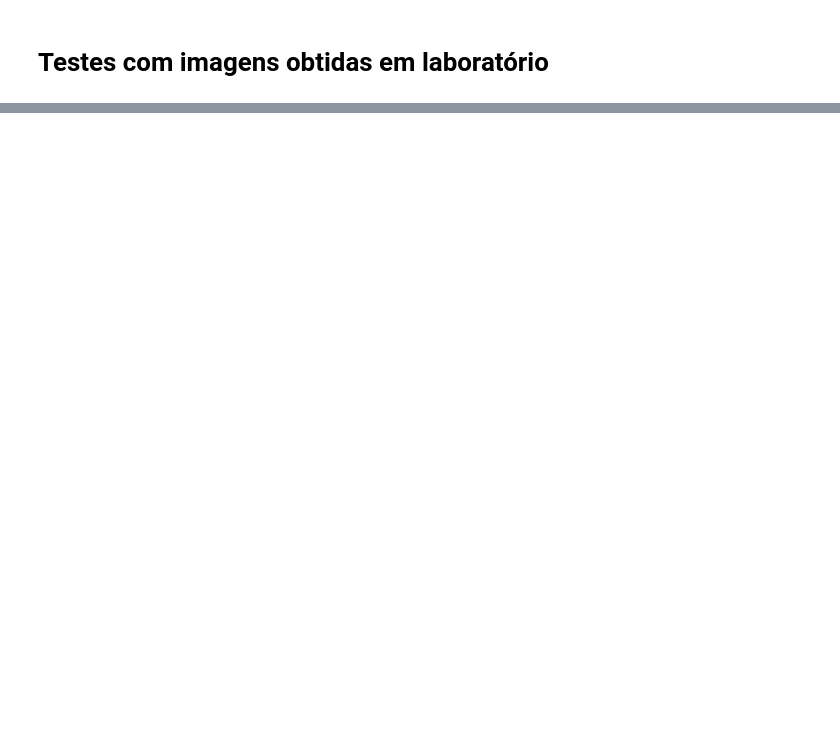
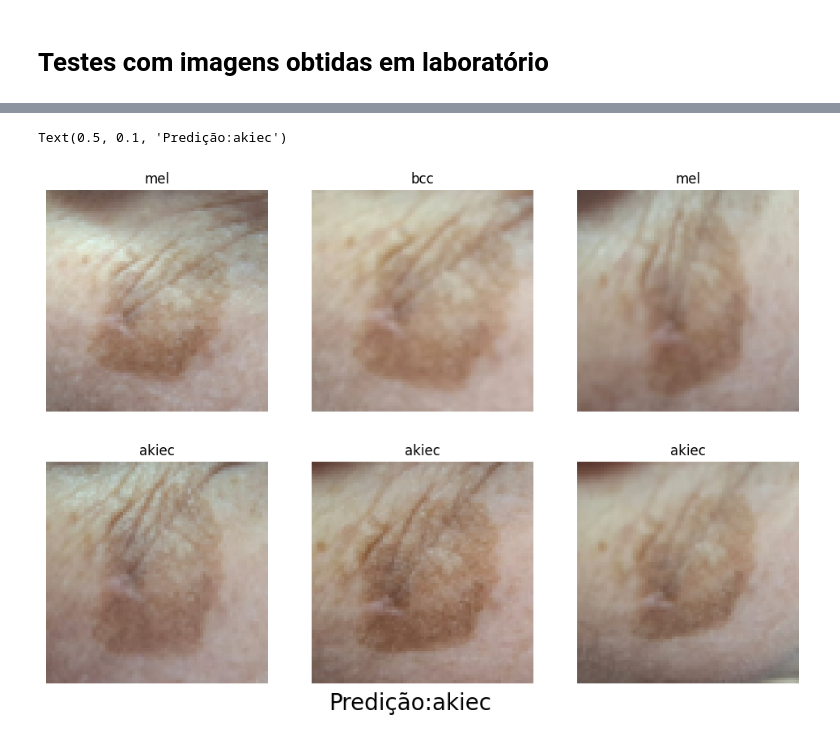
Before and after one commit to LuizNagatani/Skin-cancer-classifier, a Jupyter notebook: Classificador.ipynb, the cells around one changed output, grey strips where cells are left out. Cells and saved outputs as stored; diff of their text form; code cells hidden in the pictures; blank space fills up the shorter version.

```diff
--- a/Classificador.ipynb
+++ b/Classificador.ipynb
@@ -150,0 +173,22 @@ plt.imshow(X_test[x])# testes em uma imagem do dataset
+# %%
+titulo_rosto = []
+titulo_costas = []
+titulo_pai = []
+for img in img_rosto:
+  imagem = np.expand_dims(img, axis=0)
+  prev = model.predict(imagem)
+  prev_classe = np.argmax(prev, axis=1)[0]
+  titulo_rosto.append(classes[prev_classe])
+
+for img in img_pai:
+  imagem = np.expand_dims(img, axis=0)
+  prev = model.predict(imagem)
+  prev_classe = np.argmax(prev, axis=1)[0]
+  titulo_pai.append(classes[prev_classe])
+
+for img in img_costas:
+  imagem = np.expand_dims(img, axis=0)
+  prev = model.predict(imagem)
+  prev_classe = np.argmax(prev, axis=1)[0]
+  titulo_costas.append(classes[prev_classe])
+# predição realizada nas imagens fotografadas pelo celular
@@ -150,0 +214,13 @@ plt.imshow(X_test[x])# testes em uma imagem do dataset
+# %%
+plt.figure(figsize=(12, 8))
+
+for i in range(len(img_rosto)):
+    plt.subplot(2, 3, i + 1)  # Organizando as imagens em um grid 2x3
+    plt.imshow(img_rosto[i])
+    plt.title(titulo_rosto[i])
+    plt.axis('off')
+moda = max(set(titulo_rosto), key=titulo_rosto.count)
+plt.figtext(0.5, 0.1, f'Predição:{moda}', ha='center', va='top', fontsize=20, color='black')
+# %% [output]
+Text(0.5, 0.1, 'Predição:akiec')
+[figure, added]
```
Also changed, not shown: parts of 15 cells of this notebook, 18 other files.
